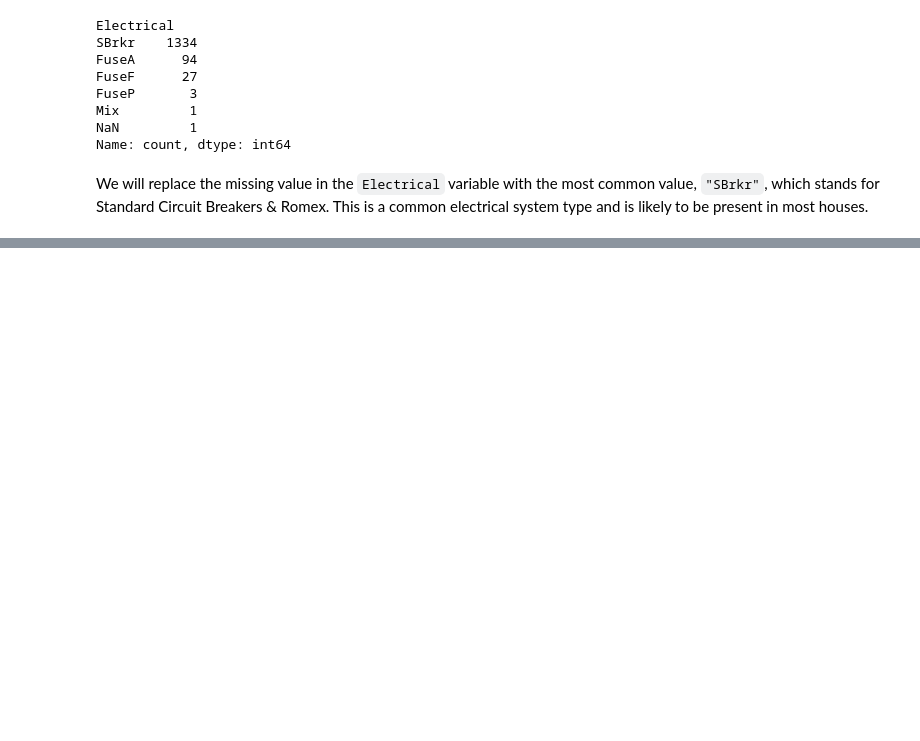
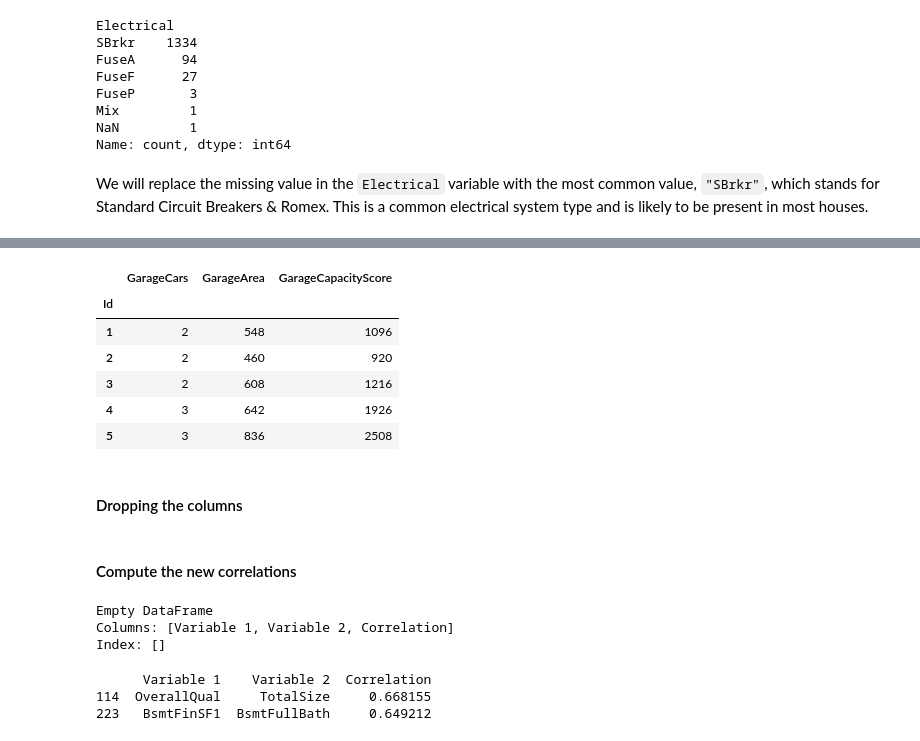
Before and after one commit to theodruilhe/project_maths_for_machine_learning, a Jupyter notebook: analysis.ipynb, the cells around one changed output, grey strips where cells are left out. Saved outputs shown, nothing was run; the diff lists cells and outputs as text; code cells hidden in the pictures; blank space fills up the shorter version.

```diff
--- a/analysis.ipynb
+++ b/analysis.ipynb
@@ -947,0 +1070,9 @@ train_cleaned['Electrical'] = train_cleaned['Electrical'].fillna(train_cleaned['
+# %%
+# Combine highly correlated variables
+df['TotalSize'] = df['TotalBsmtSF'] + df['1stFlrSF'] + df['2ndFlrSF']
+
+# create dummy is_basement
+df['is_basement'] = df['TotalBsmtSF'] > 0
+
+# create dummy is_secondfloor
+df['is_secondfloor'] = df['2ndFlrSF'] > 0
@@ -947,0 +1112,15 @@ train_cleaned['Electrical'] = train_cleaned['Electrical'].fillna(train_cleaned['
+# %%
+# Create a new feature `GarageCapacityScore` combining `GarageCars` and `GarageArea`
+df['GarageCapacityScore'] = df['GarageCars'] * df['GarageArea']
+
+df[['GarageCars', 'GarageArea', 'GarageCapacityScore']].head()
+# %% [output]
+|  | GarageCars | GarageArea | GarageCapacityScore |
+| Id |  |  |  |
+| 1 | 2 | 548 | 1096 |
+| 2 | 2 | 460 | 920 |
+| 3 | 2 | 608 | 1216 |
+| 4 | 3 | 642 | 1926 |
+| 5 | 3 | 836 | 2508 |
+# %% [markdown]
+#### Dropping the columns
@@ -947,0 +1130,38 @@ train_cleaned['Electrical'] = train_cleaned['Electrical'].fillna(train_cleaned['
+# %% [markdown]
+#### Compute the new correlations
+# %%
+correlation_matrix = df.drop(columns=['SalePrice']).corr(numeric_only=True)
+
+# Extract upper triangle of the correlation matrix to avoid duplicate pairs
+upper_triangle = correlation_matrix.where(
+    np.triu(np.ones(correlation_matrix.shape), k=1).astype(bool)
+)
+
+# Find variable pairs with correlation greater than 0.7
+high_correlation_pairs = upper_triangle.stack().reset_index()
+high_correlation_pairs.columns = ['Variable 1', 'Variable 2', 'Correlation']
+high_correlation_pairs = high_correlation_pairs[high_correlation_pairs['Correlation'] > 0.7]
+
+print(high_correlation_pairs)
+# %% [output]
+Empty DataFrame
+Columns: [Variable 1, Variable 2, Correlation]
+Index: []
+# %%
+correlation_matrix = df.drop(columns=['SalePrice']).corr(numeric_only=True)
+
+# Extract upper triangle of the correlation matrix to avoid duplicate pairs
+upper_triangle = correlation_matrix.where(
+    np.triu(np.ones(correlation_matrix.shape), k=1).astype(bool)
+)
+
+# Find variable pairs with correlation greater than 0.5
+high_correlation_pairs = upper_triangle.stack().reset_index()
+high_correlation_pairs.columns = ['Variable 1', 'Variable 2', 'Correlation']
+high_correlation_pairs = high_correlation_pairs[high_correlation_pairs['Correlation'] > 0.6]
+
+print(high_correlation_pairs)
+# %% [output]
+      Variable 1    Variable 2  Correlation
+114  OverallQual     TotalSize     0.668155
+223   BsmtFinSF1  BsmtFullBath     0.649212
```
Also changed, not shown: parts of 22 cells of this notebook.
